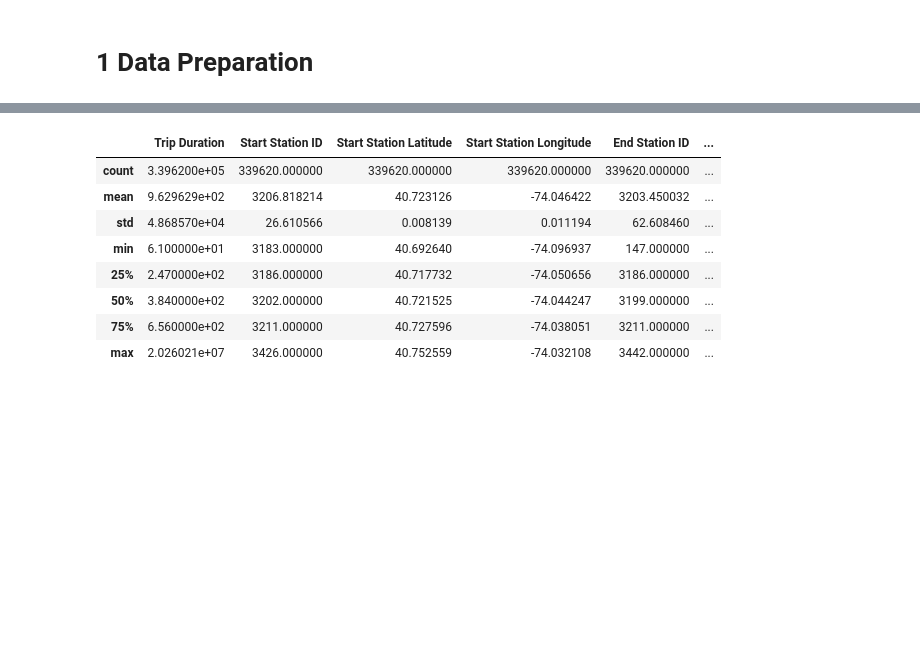
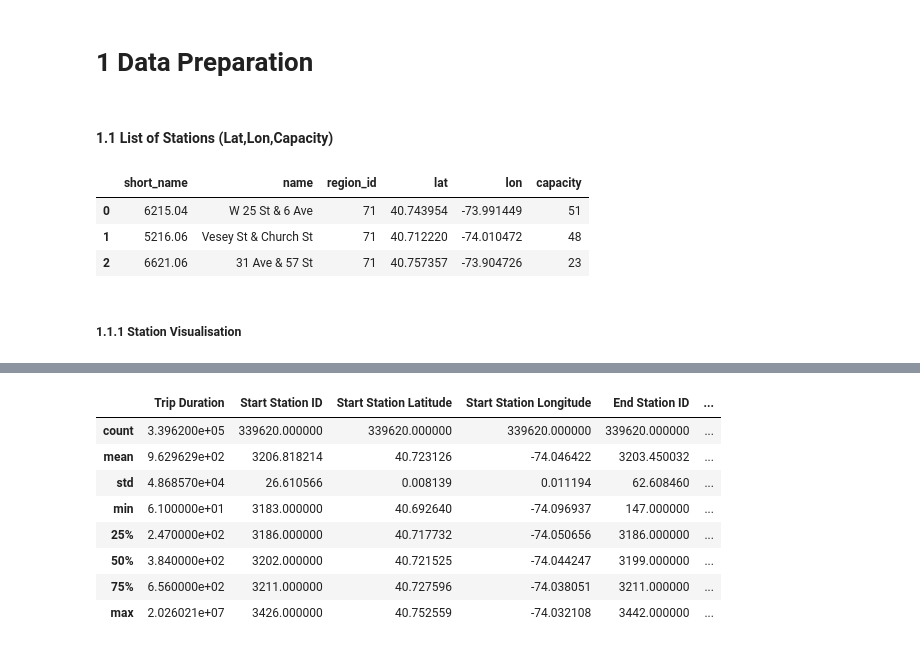
Before and after one commit to lukasschirren/nyc_bike_rental, a Jupyter notebook: data_preparation.ipynb, the cells around one changed output, grey strips where cells are left out. Drawn from its saved outputs; the diff is of its cells as text; code cells hidden in the pictures; blank space fills up the shorter version.

Commit message:
Mapping station location with capacity

```diff
--- a/data_preparation.ipynb
+++ b/data_preparation.ipynb
@@ -17,2 +24,35 @@ import utm
 # %% [markdown]
 # 1 Data Preparation
+# %% [markdown]
+#### 1.1 List of Stations (Lat,Lon,Capacity)
+# %%
+# URL of the JSON file
+url = 'https://gbfs.lyft.com/gbfs/2.3/bkn/en/station_information.json'
+
+# Send a GET request to the URL
+response = requests.get(url)
+
+# Check if the request was successful (status code 200)
+if response.status_code == 200:
+    # Parse the JSON response
+    json_data = response.json()
+
+    # Now you can work with the JSON data
+    print(json_data)
+else:
+    print('Failed to retrieve data:', response.status_code)
+
+# Create a DataFrame from the 'stations' list
+station_data = pd.DataFrame(json_data['data']['stations'])
+
+# Select only the required columns
+station_data = station_data[['short_name', 'name', 'region_id', 'lat', 'lon', 'capacity']]
+# %%
+station_data.iloc[:3]
+# %% [output]
+|  | short_name | name | region_id | lat | lon | capacity |
+| 0 | 6215.04 | W 25 St & 6 Ave | 71 | 40.743954 | -73.991449 | 51 |
+| 1 | 5216.06 | Vesey St & Church St | 71 | 40.712220 | -74.010472 | 48 |
+| 2 | 6621.06 | 31 Ave & 57 St | 71 | 40.757357 | -73.904726 | 23 |
+# %% [markdown]
+##### 1.1.1 Station Visualisation
```
Also changed, not shown: parts of 10 cells of this notebook, 1 other file.
